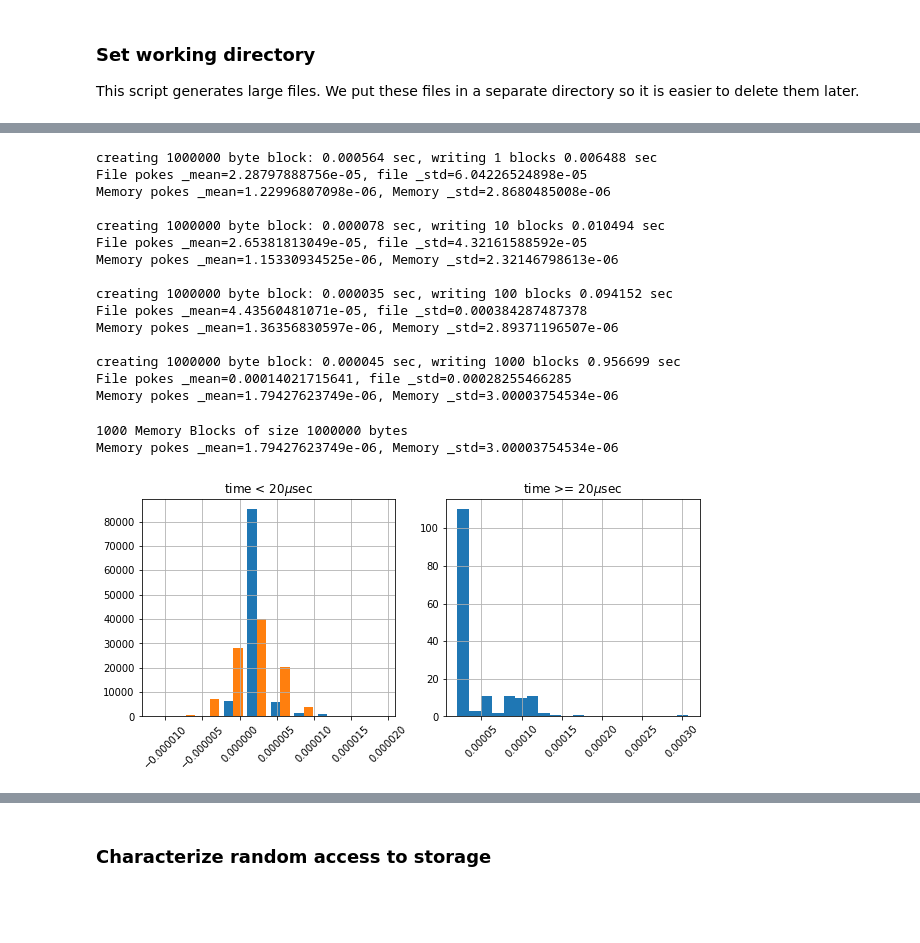
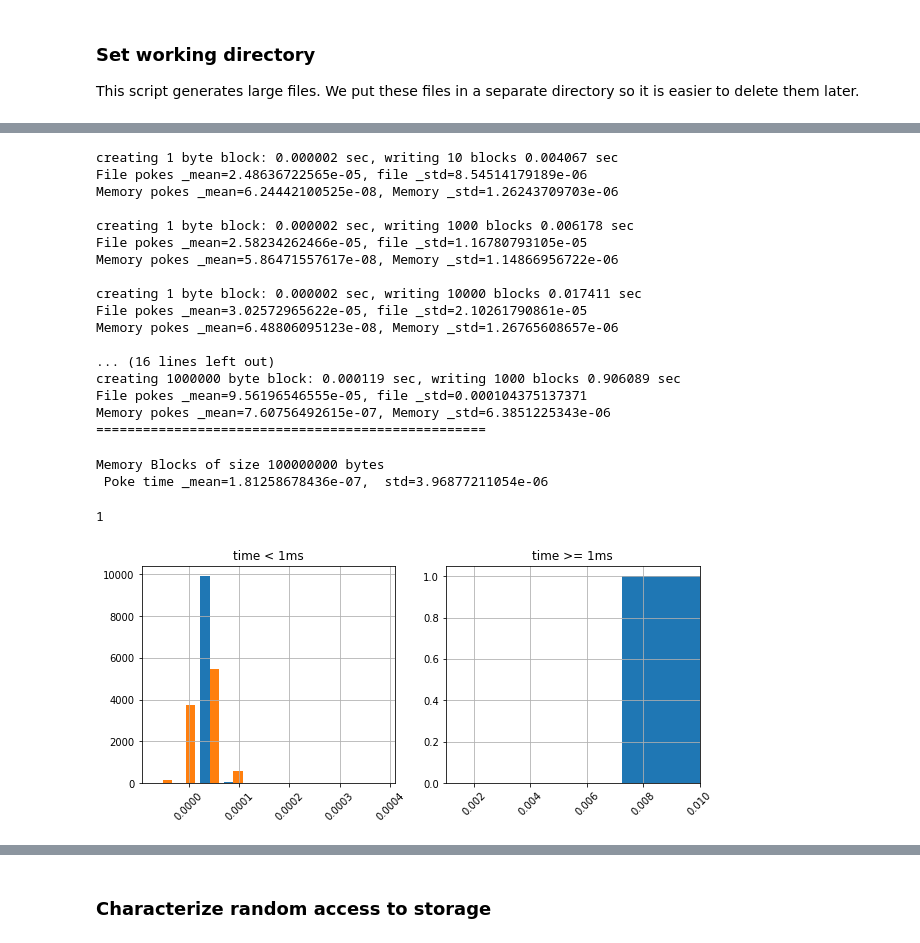
Before and after one commit to ucsd-edx/edX-Micro-Master-in-Data-Science, a Jupyter notebook: big-data-analytics-using-spark/notebooks/Section1-Basics/0.MemoryLatency/02_measuring_performance_of_memory_hierarchy_MASTER.ipynb, the cells around one changed output, grey strips where cells are left out. Saved outputs shown, nothing was run; the diff lists cells and outputs as text; code cells hidden in the pictures; blank space fills up the shorter version.

Commit message:
version with memory latency measured using blocks - std is distorted

```diff
--- a/big-data-analytics-using-spark/notebooks/Section1-Basics/0.MemoryLatency/02_measuring_performance_of_memory_hierarchy_MASTER.ipynb
+++ b/big-data-analytics-using-spark/notebooks/Section1-Basics/0.MemoryLatency/02_measuring_performance_of_memory_hierarchy_MASTER.ipynb
@@ -59,0 +53,6 @@ n=1000000, k=100000, m_list= [1, 10, 100, 1000]
+# %%
+m_list=[10,1000,10000,100000,1000000,10000000,100000000,1000000000]
+m_legend=['10B','1KB','10KB','100KB','1MB','10MB','100MB','1GB']
+L=len(m_list)
+k=10000
+print('m_list=',m_list)
@@ -77,19 +78,29 @@ def tee(line):
 # %%
 _mean=zeros([2,L])   #0: using disk, 1: using memory
 _std=zeros([2,L])
+_block_no=zeros([L])
+_block_size=zeros([L])
 T=zeros([2,L,k])
 # %%
 Random_pokes=[]
+Min_Block_size=1000000
 for m_i in range(len(m_list)):
 
     m=m_list[m_i]
-    (t_mem,t_disk) = create_file(n,m,filename='BlockData'+str(m))
+    blocks=int(m/Min_Block_size)
+    if blocks==0:
+        _block_size[m_i]=1
+        _block_no[m_i]=m
+    else:
+        _block_size[m_i]=Min_Block_size
+        _block_no[m_i]=blocks
+    (t_mem,t_disk) = create_file(int(_block_size[m_i]),int(_block_no[m_i]),filename='BlockData'+str(m))
 
-    (_mean[0,m_i],_std[0,m_i],T[0,m_i]) = measureRandomAccess(n*m,filename='BlockData'+str(m),k=k)
+    (_mean[0,m_i],_std[0,m_i],T[0,m_i]) = measureRandomAccess(m,filename='BlockData'+str(m),k=k)
     T[0,m_i]=sorted(T[0,m_i])
     tee('\rFile pokes _mean='+str(_mean[0,m_i])+', file _std='+str(_std[0,m_i]))
 
-    (_mean[1,m_i],_std[1,m_i],T[1,m_i]) = measureRandomAccess(n*m,k=k)
+    (_mean[1,m_i],_std[1,m_i],T[1,m_i]) = measureRandomAccess(m,filename='',k=k)
     T[1,m_i]=sorted(T[1,m_i])
     tee('\rMemory pokes _mean='+str(_mean[1,m_i])+', Memory _std='+str(_std[1,m_i]))
 
@@ -102,46 +113,52 @@ for m_i in range(len(m_list)):
                         'file__std': _std[0,m_i],
                         'file_largest': T[0,m_i][-1000:]
                 })
+print('='*50)
 # %% [output]
-creating 1000000 byte block: 0.000564 sec, writing 1 blocks 0.006488 sec
-File pokes _mean=2.28797888756e-05, file _std=6.04226524898e-05
-Memory pokes _mean=1.22996807098e-06, Memory _std=2.8680485008e-06
+creating 1 byte block: 0.000002 sec, writing 10 blocks 0.004067 sec
+File pokes _mean=2.48636722565e-05, file _std=8.54514179189e-06
+Memory pokes _mean=6.24442100525e-08, Memory _std=1.26243709703e-06
 
-creating 1000000 byte block: 0.000078 sec, writing 10 blocks 0.010494 sec
-File pokes _mean=2.65381813049e-05, file _std=4.32161588592e-05
-Memory pokes _mean=1.15330934525e-06, Memory _std=2.32146798613e-06
+creating 1 byte block: 0.000002 sec, writing 1000 blocks 0.006178 sec
+File pokes _mean=2.58234262466e-05, file _std=1.16780793105e-05
+Memory pokes _mean=5.86471557617e-08, Memory _std=1.14866956722e-06
 
-creating 1000000 byte block: 0.000035 sec, writing 100 blocks 0.094152 sec
-File pokes _mean=4.43560481071e-05, file _std=0.000384287487378
-Memory pokes _mean=1.36356830597e-06, Memory _std=2.89371196507e-06
+creating 1 byte block: 0.000002 sec, writing 10000 blocks 0.017411 sec
+File pokes _mean=3.02572965622e-05, file _std=2.10261790861e-05
+Memory pokes _mean=6.48806095123e-08, Memory _std=1.26765608657e-06
 
-creating 1000000 byte block: 0.000045 sec, writing 1000 blocks 0.956699 sec
-File pokes _mean=0.00014021715641, file _std=0.00028255466285
-Memory pokes _mean=1.79427623749e-06, Memory _std=3.00003754534e-06
+... (16 lines left out)
+creating 1000000 byte block: 0.000119 sec, writing 1000 blocks 0.906089 sec
+File pokes _mean=9.56196546555e-05, file _std=0.000104375137371
+Memory pokes _mean=7.60756492615e-07, Memory _std=6.3851225343e-06
+==================================================
 # %%
-m_i=3
-Disk_Mem=1
-print('%d Memory Blocks of size %d bytes'%(m_list[m_i],n))
-print('\rMemory pokes _mean='+str(_mean[1,m_i])+', Memory _std='+str(_std[1,m_i]))
+m_i=6
+Disk_Mem=0
+print('Memory Blocks of size %d bytes'%m_list[m_i])
+print('\r Poke time _mean='+str(_mean[1,m_i])+',  std='+str(_std[1,m_i]))
 _mean_t=_mean[Disk_Mem,m_i]
 _std_t=_std[Disk_Mem,m_i]
 _normal=random.normal(loc=_mean_t,scale=_std_t,size=T.shape[2])
 tmp=T[Disk_Mem,m_i]
 figure(figsize=(10,4))
 subplot(121)
-hist([tmp[tmp<0.00002],_normal],bins=10);
-title('time < 20$\mu$sec')
+thr=1e-3
+hist([tmp[tmp<thr],_normal[_normal<thr]],bins=10);
+title('time < 1ms')
 xticks(rotation=45)
 grid()
 subplot(122)
-hist(tmp[tmp>=0.00002],bins=20);
-title('time >= 20$\mu$sec')
+hist([tmp[tmp>=thr],_normal[_normal>=thr]],bins=20);
+xlim([thr,thr*10])
+title('time >= 1ms')
 xticks(rotation=45);
-grid();
+grid();1
 # %% [output]
-1000 Memory Blocks of size 1000000 bytes
-Memory pokes _mean=1.79427623749e-06, Memory _std=3.00003754534e-06
+Memory Blocks of size 100000000 bytes
+ Poke time _mean=1.81258678436e-07,  std=3.96877211054e-06
+1
-[figure, old version]
+[figure, new version]
 # %%
 figure(figsize=(12,6))
 subplot(121)
```
Also changed, not shown: parts of 15 cells of this notebook, 1 other file.
